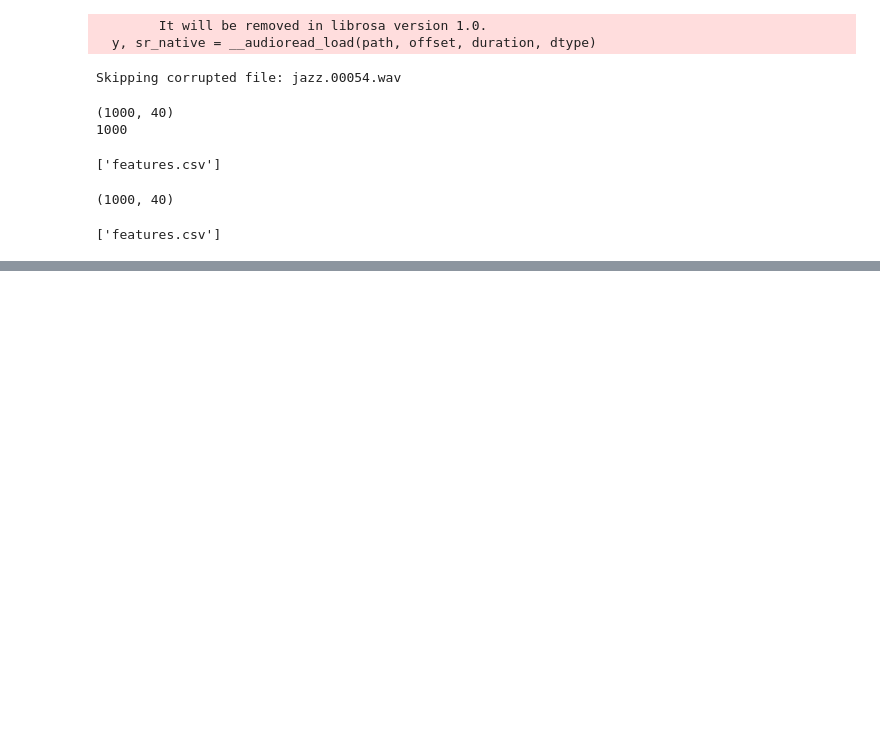
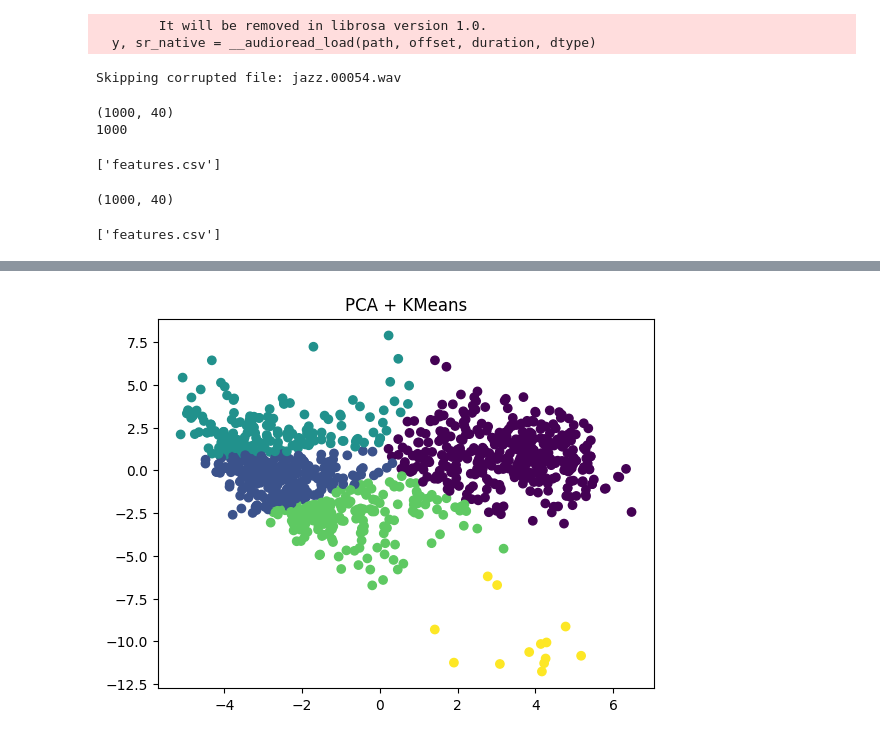
Before and after one commit to rafi-shoishab/CSE715-VAE-Music-Clustering, a Jupyter notebook: CSE715_VAE_Project.ipynb, the cells around one changed output, grey strips where cells are left out. Drawn from its saved outputs; the diff is of its cells as text; code cells hidden in the pictures; blank space fills up the shorter version.

```diff
--- a/CSE715_VAE_Project.ipynb
+++ b/CSE715_VAE_Project.ipynb
@@ -369,0 +433,8 @@ os.listdir("results")
+# %%
+latent_inputs = layers.Input(shape=(latent_dim,))
+
+x = layers.Dense(32, activation='relu')(latent_inputs)
+x = layers.Dense(64, activation='relu')(x)
+outputs_dec = layers.Dense(input_dim, activation='linear')(x)
+
+decoder = Model(latent_inputs, outputs_dec, name="decoder")
@@ -369,0 +530,8 @@ os.listdir("results")
+# %%
+from sklearn.decomposition import PCA
+
+pca = PCA(n_components=2)
+pca_features = pca.fit_transform(X_scaled)
+
+kmeans = KMeans(n_clusters=5)
+pca_clusters = kmeans.fit_predict(pca_features)
@@ -369,0 +544,6 @@ os.listdir("results")
+# %%
+plt.scatter(pca_features[:,0], pca_features[:,1], c=pca_clusters)
+plt.title("PCA + KMeans")
+plt.show()
+# %% [output]
+[figure, added]
```
Also changed, not shown: parts of 23 cells of this notebook.
